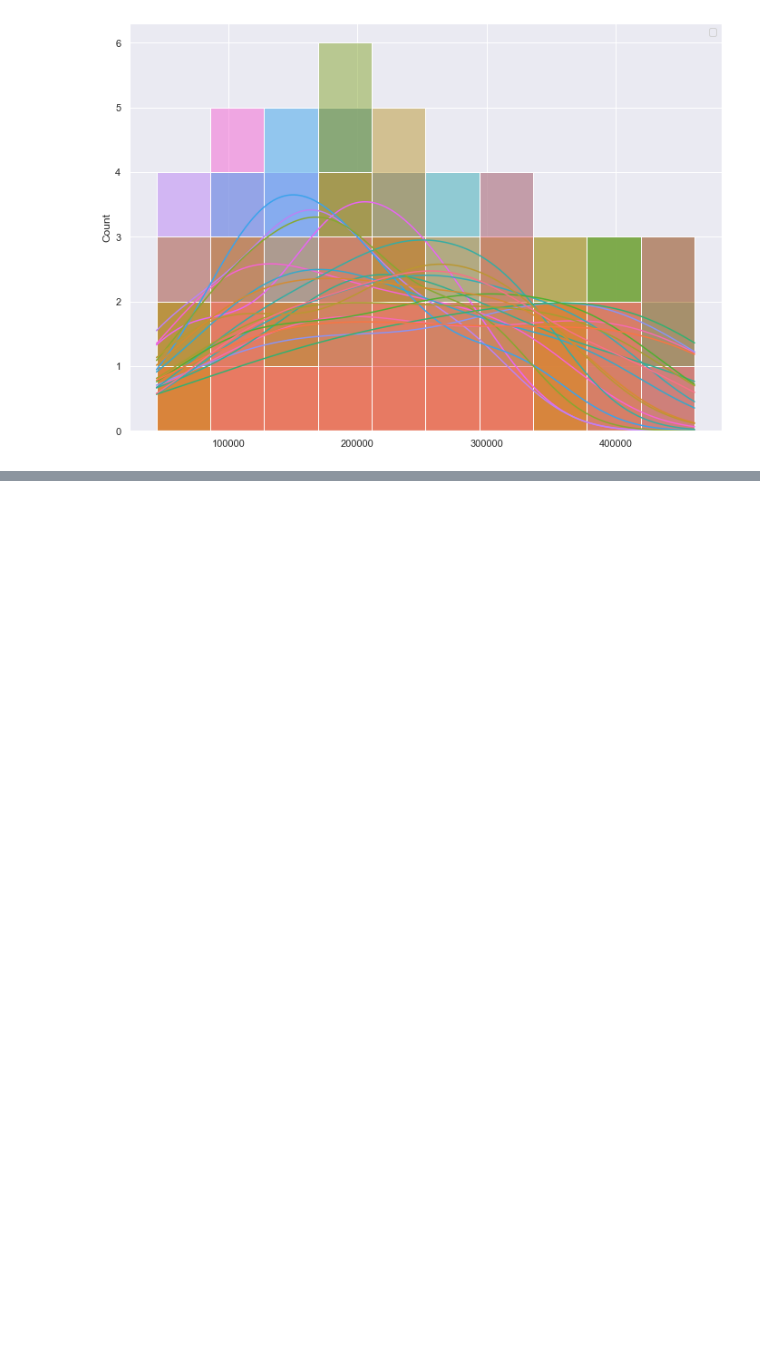
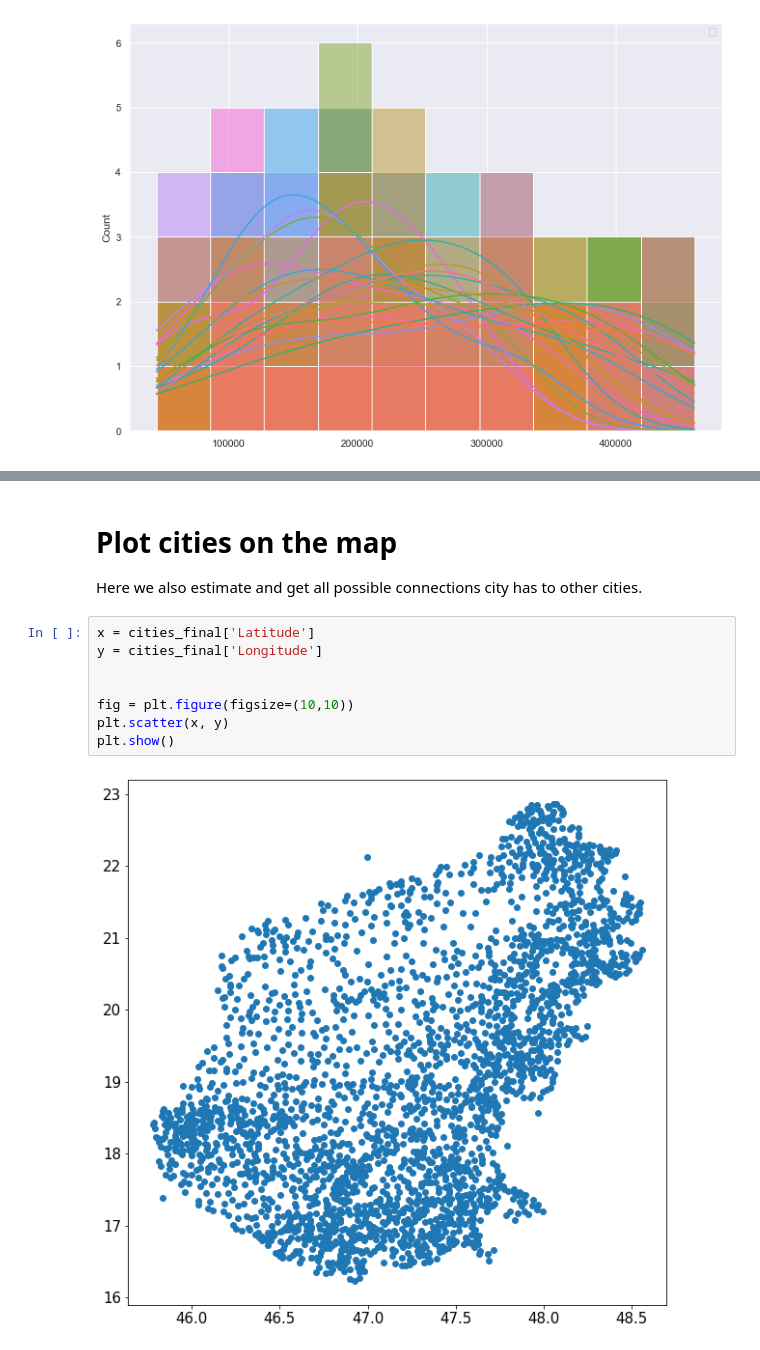
Before and after one commit to yasamanasgarii/wwcs-2022-memory-of-social-connections, a Jupyter notebook: spatial_data/spatial_data_preliminary_analysis.ipynb, the cells around one changed output, grey strips where cells are left out. Drawn from its saved outputs; the diff is of its cells as text; blank space fills up the shorter version.

```diff
--- a/spatial_data/spatial_data_preliminary_analysis.ipynb
+++ b/spatial_data/spatial_data_preliminary_analysis.ipynb
@@ -142,0 +116,13 @@ for (i,j) in edges: # use double loop or go through all edges
+# %% [markdown]
+# Plot cities on the map
+Here we also estimate and get all possible connections city has to other cities.
+# %%
+x = cities_final['Latitude']
+y = cities_final['Longitude']
+
+
+fig = plt.figure(figsize=(10,10))
+plt.scatter(x, y)
+plt.show()
+# %% [output]
+[figure, added]
```
Also changed, not shown: parts of 14 cells of this notebook.
